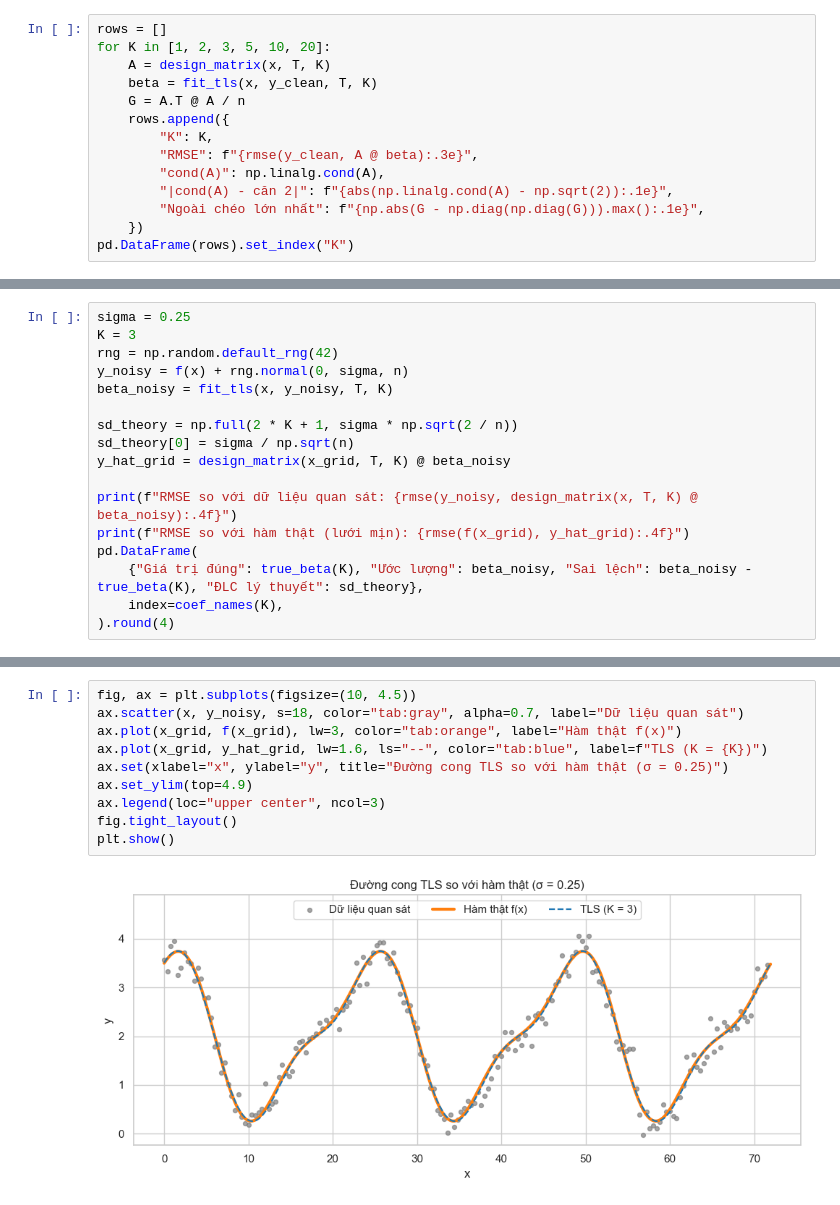
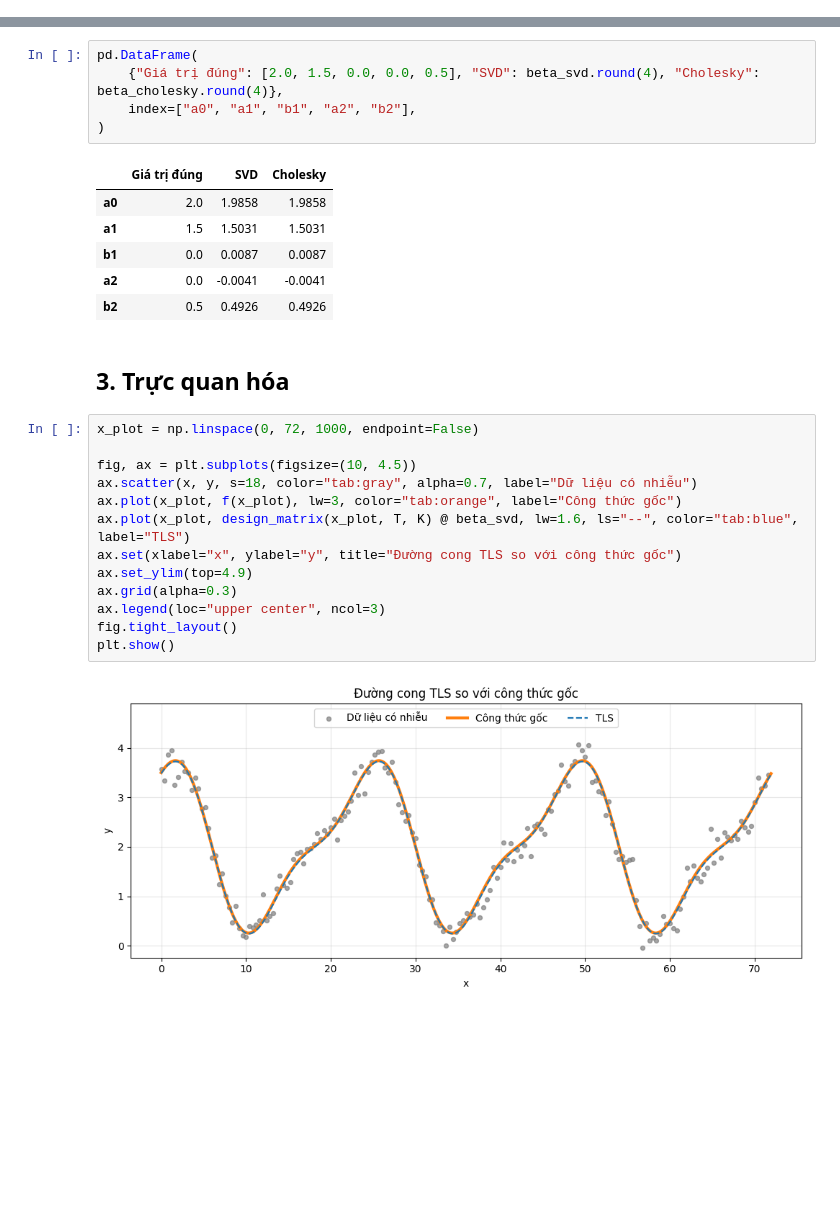
Before and after one commit to thiennguyen37-qn/Trigonometric_Least_Square, a Jupyter notebook: tls_synthetic.ipynb, the cells around one changed output, grey strips where cells are left out. Drawn from its saved outputs; the diff is of its cells as text; blank space fills up the shorter version.

```diff
--- a/tls_synthetic.ipynb
+++ b/tls_synthetic.ipynb
@@ -96,14 +53,0 @@ Với mỗi $K$: RMSE so với dữ liệu, số điều kiện $\kappa(A)$ và
-# %%
-rows = []
-for K in [1, 2, 3, 5, 10, 20]:
-    A = design_matrix(x, T, K)
-    beta = fit_tls(x, y_clean, T, K)
-    G = A.T @ A / n
-    rows.append({
-        "K": K,
-        "RMSE": f"{rmse(y_clean, A @ beta):.3e}",
-        "cond(A)": np.linalg.cond(A),
-        "|cond(A) - căn 2|": f"{abs(np.linalg.cond(A) - np.sqrt(2)):.1e}",
-        "Ngoài chéo lớn nhất": f"{np.abs(G - np.diag(np.diag(G))).max():.1e}",
-    })
-pd.DataFrame(rows).set_index("K")
@@ -138,17 +53,0 @@ Dữ liệu quan sát $y_i = f(x_i) + \varepsilon_i$, với $\varepsilon_i$ đ
-# %%
-sigma = 0.25
-K = 3
-rng = np.random.default_rng(42)
-y_noisy = f(x) + rng.normal(0, sigma, n)
-beta_noisy = fit_tls(x, y_noisy, T, K)
-
-sd_theory = np.full(2 * K + 1, sigma * np.sqrt(2 / n))
-sd_theory[0] = sigma / np.sqrt(n)
-y_hat_grid = design_matrix(x_grid, T, K) @ beta_noisy
-
-print(f"RMSE so với dữ liệu quan sát: {rmse(y_noisy, design_matrix(x, T, K) @ beta_noisy):.4f}")
-print(f"RMSE so với hàm thật (lưới mịn): {rmse(f(x_grid), y_hat_grid):.4f}")
-pd.DataFrame(
-    {"Giá trị đúng": true_beta(K), "Ước lượng": beta_noisy, "Sai lệch": beta_noisy - true_beta(K), "ĐLC lý thuyết": sd_theory},
-    index=coef_names(K),
-).round(4)
@@ -166,12 +54,29 @@ RMSE so với hàm thật (lưới mịn): 0.0277
+# %%
+pd.DataFrame(
+    {"Giá trị đúng": [2.0, 1.5, 0.0, 0.0, 0.5], "SVD": beta_svd.round(4), "Cholesky": beta_cholesky.round(4)},
+    index=["a0", "a1", "b1", "a2", "b2"],
+)
+# %% [output]
+|  | Giá trị đúng | SVD | Cholesky |
+| a0 | 2.0 | 1.9858 | 1.9858 |
+| a1 | 1.5 | 1.5031 | 1.5031 |
+| b1 | 0.0 | 0.0087 | 0.0087 |
+| a2 | 0.0 | -0.0041 | -0.0041 |
+| b2 | 0.5 | 0.4926 | 0.4926 |
+# %% [markdown]
+## 3. Trực quan hóa
 # %%
+x_plot = np.linspace(0, 72, 1000, endpoint=False)
+
 fig, ax = plt.subplots(figsize=(10, 4.5))
-ax.scatter(x, y_noisy, s=18, color="tab:gray", alpha=0.7, label="Dữ liệu quan sát")
-ax.plot(x_grid, f(x_grid), lw=3, color="tab:orange", label="Hàm thật f(x)")
-ax.plot(x_grid, y_hat_grid, lw=1.6, ls="--", color="tab:blue", label=f"TLS (K = {K})")
-ax.set(xlabel="x", ylabel="y", title="Đường cong TLS so với hàm thật (σ = 0.25)")
+ax.scatter(x, y, s=18, color="tab:gray", alpha=0.7, label="Dữ liệu có nhiễu")
+ax.plot(x_plot, f(x_plot), lw=3, color="tab:orange", label="Công thức gốc")
+ax.plot(x_plot, design_matrix(x_plot, T, K) @ beta_svd, lw=1.6, ls="--", color="tab:blue", label="TLS")
+ax.set(xlabel="x", ylabel="y", title="Đường cong TLS so với công thức gốc")
 ax.set_ylim(top=4.9)
+ax.grid(alpha=0.3)
 ax.legend(loc="upper center", ncol=3)
 fig.tight_layout()
 plt.show()
 # %% [output]
-[figure, old version]
+[figure, new version]
```
Also changed, not shown: parts of 24 cells of this notebook.
